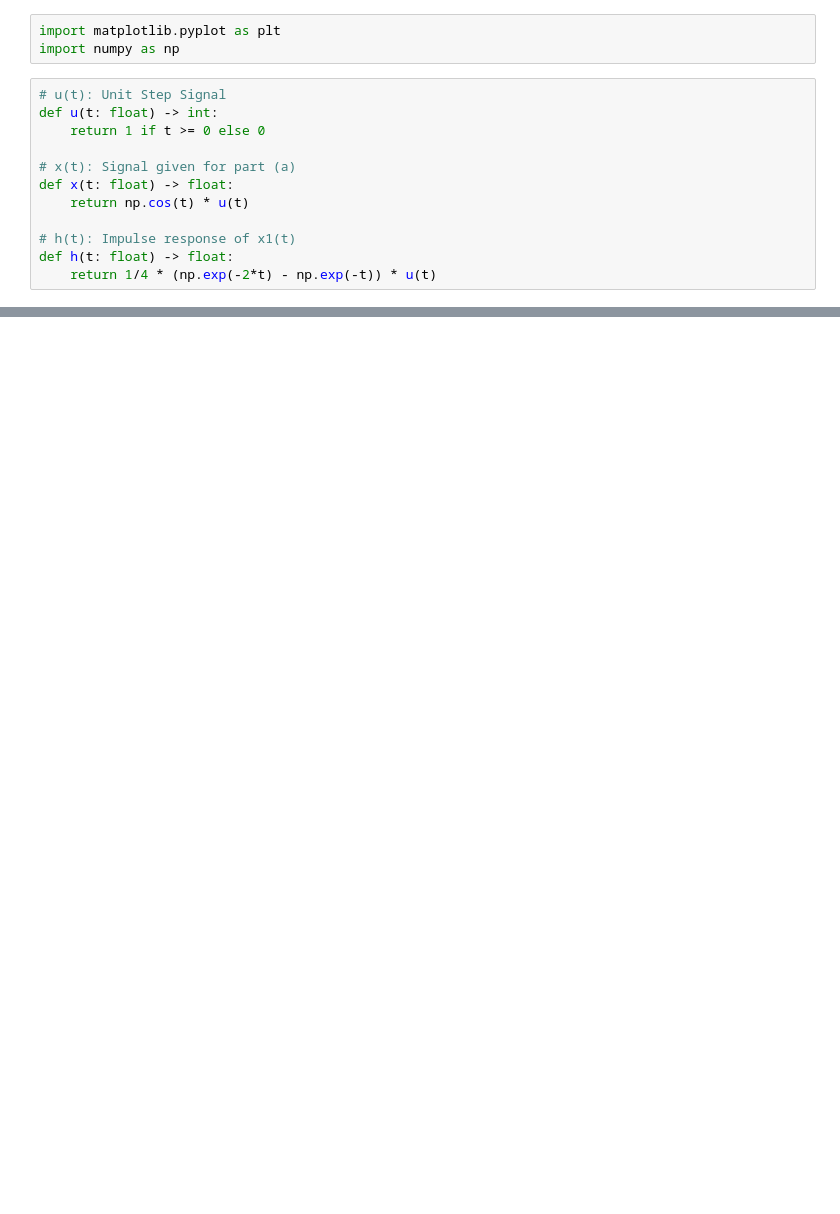
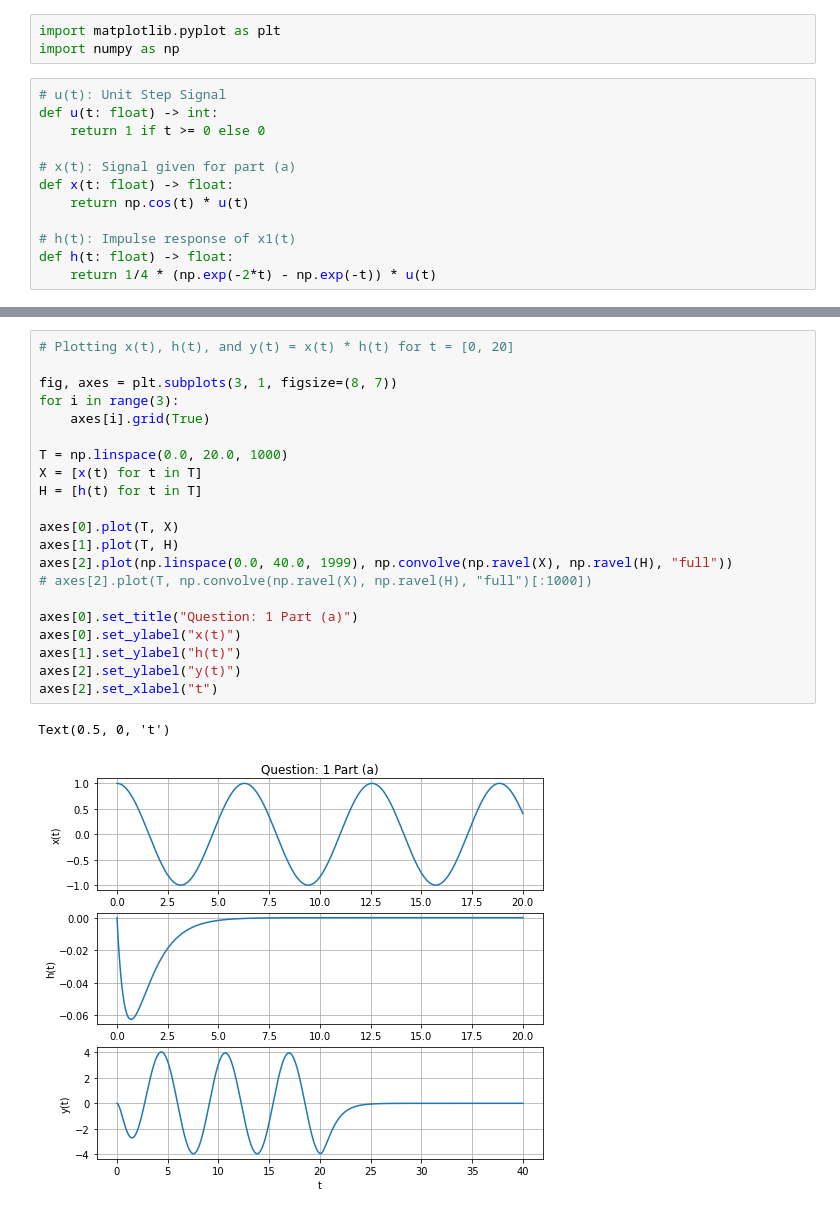
Before and after one commit to divyajeettt/ECE250, a Jupyter notebook: Assignments/Assignment-2/solution-1a.ipynb, the cells around one changed output, grey strips where cells are left out. Saved outputs shown, nothing was run; the diff lists cells and outputs as text; blank space fills up the shorter version.

```diff
--- a/Assignments/Assignment-2/solution-1a.ipynb
+++ b/Assignments/Assignment-2/solution-1a.ipynb
@@ -59,0 +61,24 @@ Text(0.5, 0, 't')
+# %%
+# Plotting x(t), h(t), and y(t) = x(t) * h(t) for t = [0, 20]
+
+fig, axes = plt.subplots(3, 1, figsize=(8, 7))
+for i in range(3):
+    axes[i].grid(True)
+
+T = np.linspace(0.0, 20.0, 1000)
+X = [x(t) for t in T]
+H = [h(t) for t in T]
+
+axes[0].plot(T, X)
+axes[1].plot(T, H)
+axes[2].plot(np.linspace(0.0, 40.0, 1999), np.convolve(np.ravel(X), np.ravel(H), "full"))
+# axes[2].plot(T, np.convolve(np.ravel(X), np.ravel(H), "full")[:1000])
+
+axes[0].set_title("Question: 1 Part (a)")
+axes[0].set_ylabel("x(t)")
+axes[1].set_ylabel("h(t)")
+axes[2].set_ylabel("y(t)")
+axes[2].set_xlabel("t")
+# %% [output]
+Text(0.5, 0, 't')
+[figure, added]
```
Also changed, not shown: parts of 2 cells of this notebook, 6 other files.
